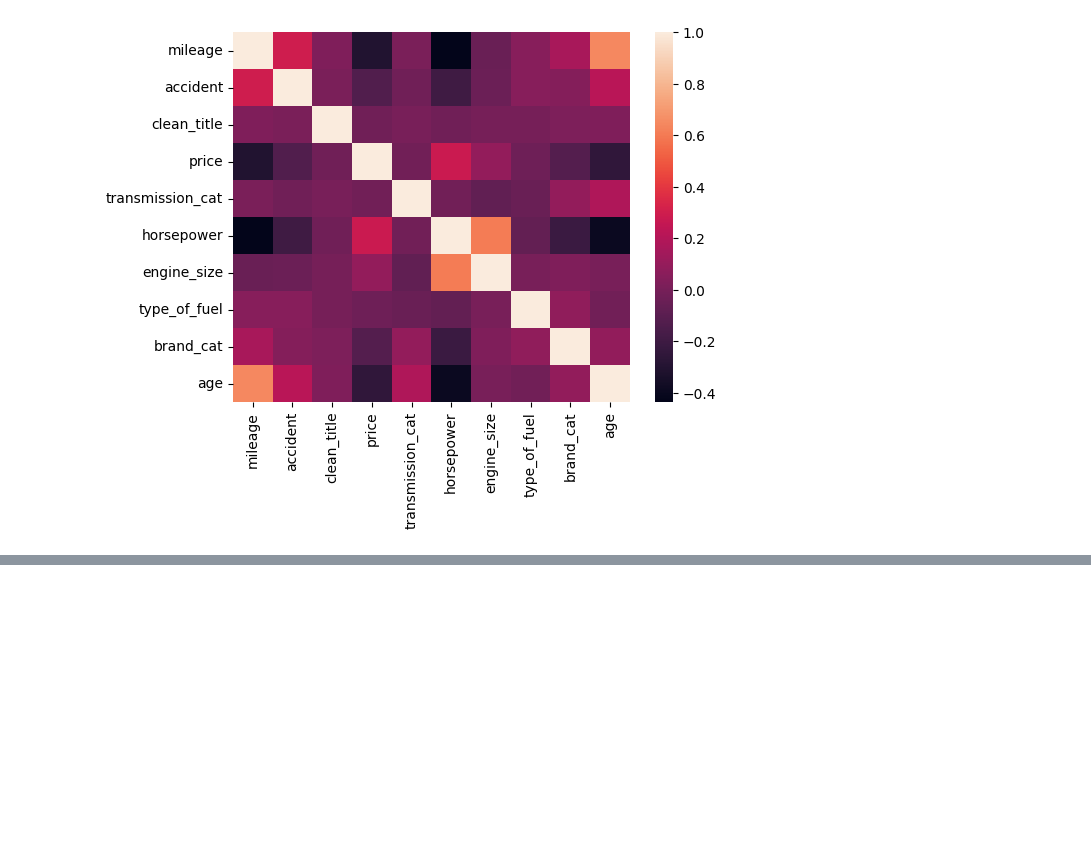
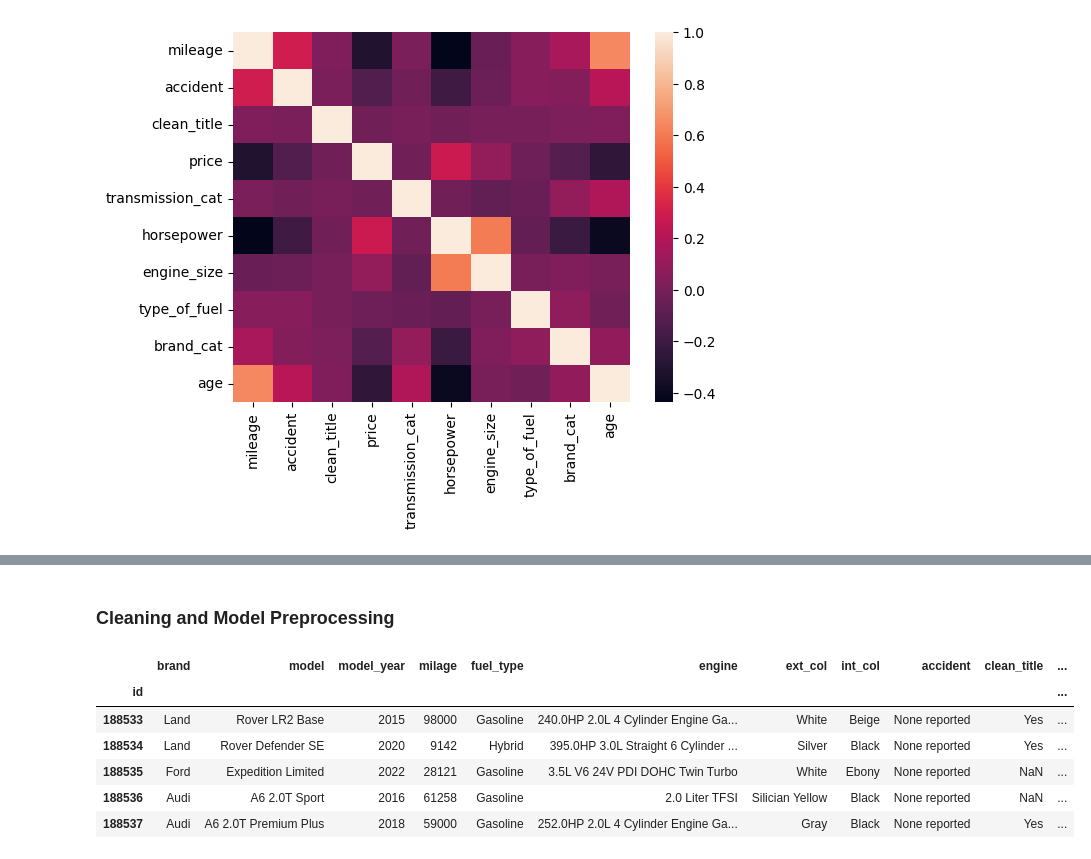
Before and after one commit to aneesakram/regression-of-used-car-prices, a Jupyter notebook: carPriceReg.ipynb, the cells around one changed output, grey strips where cells are left out. Cells and saved outputs as stored; diff of their text form; code cells hidden in the pictures; blank space fills up the shorter version.

```diff
--- a/carPriceReg.ipynb
+++ b/carPriceReg.ipynb
@@ -550,0 +511,15 @@ Mean Squared Error: 3912915454.771682
+# %% [markdown]
+### Cleaning and Model Preprocessing
+# %%
+test_df['transmission_cat'] = test_df['transmission'].apply(catergorize_transmission)
+test_df["transmission_cat"] = test_df['transmission_cat'].map(transmission_map)
+test_df = test_df.drop(columns='transmission')
+test_df.head()
+# %% [output]
+|  | brand | model | model_year | milage | fuel_type | engine | ext_col | int_col | accident | clean_title | ... |
+| id |  |  |  |  |  |  |  |  |  |  | ... |
+| 188533 | Land | Rover LR2 Base | 2015 | 98000 | Gasoline | 240.0HP 2.0L 4 Cylinder Engine Ga... | White | Beige | None reported | Yes | ... |
+| 188534 | Land | Rover Defender SE | 2020 | 9142 | Hybrid | 395.0HP 3.0L Straight 6 Cylinder ... | Silver | Black | None reported | Yes | ... |
+| 188535 | Ford | Expedition Limited | 2022 | 28121 | Gasoline | 3.5L V6 24V PDI DOHC Twin Turbo | White | Ebony | None reported | NaN | ... |
+| 188536 | Audi | A6 2.0T Sport | 2016 | 61258 | Gasoline | 2.0 Liter TFSI | Silician Yellow | Black | None reported | NaN | ... |
+| 188537 | Audi | A6 2.0T Premium Plus | 2018 | 59000 | Gasoline | 252.0HP 2.0L 4 Cylinder Engine Ga... | Gray | Black | None reported | Yes | ... |
```
Also changed, not shown: parts of 22 cells of this notebook, 1 other file.
